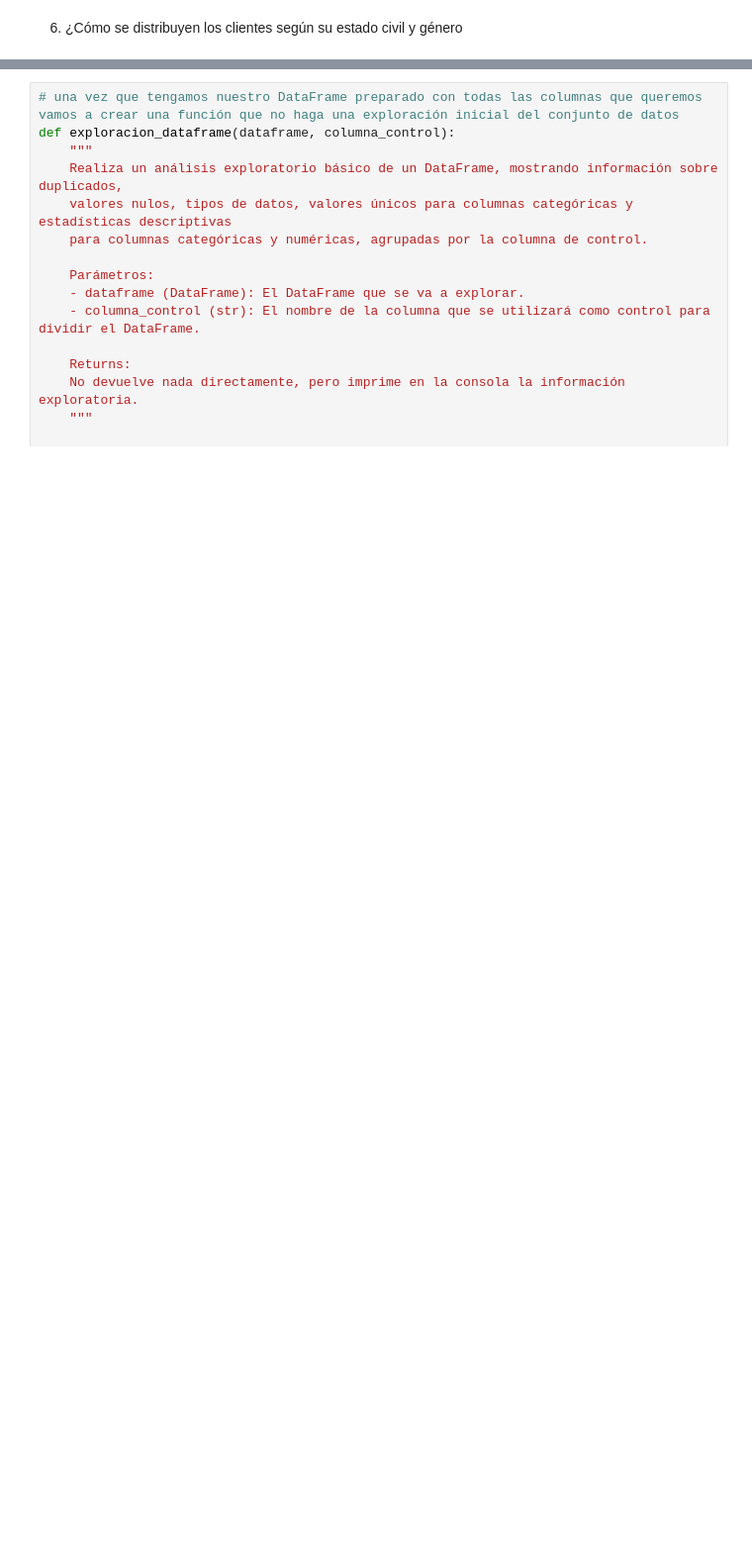
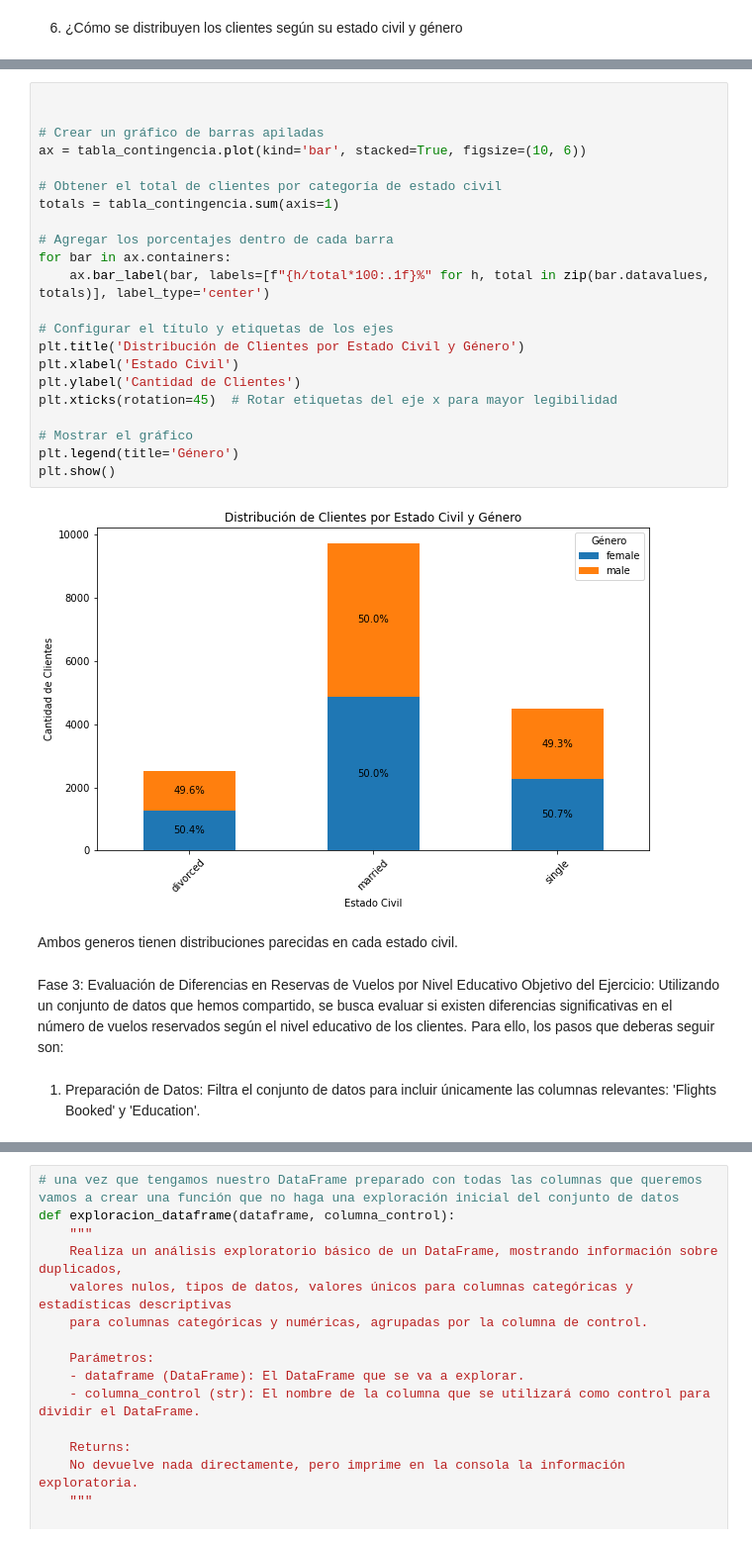
Before and after one commit to Adalab/bda-modulo-3-evaluacion-final-mirnaospinobarrios, a Jupyter notebook: bda-modulo-3.ipynb, the cells around one changed output, grey strips where cells are left out. Shown at 99% size. Cells and saved outputs as stored; diff of their text form; blank space fills up the shorter version.

```diff
--- a/bda-modulo-3.ipynb
+++ b/bda-modulo-3.ipynb
@@ -892,0 +836,33 @@ plt.title('Distribución natalidad');
+# %%
+
+
+# Crear un gráfico de barras apiladas
+ax = tabla_contingencia.plot(kind='bar', stacked=True, figsize=(10, 6))
+
+# Obtener el total de clientes por categoría de estado civil
+totals = tabla_contingencia.sum(axis=1)
+
+# Agregar los porcentajes dentro de cada barra
+for bar in ax.containers:
+    ax.bar_label(bar, labels=[f"{h/total*100:.1f}%" for h, total in zip(bar.datavalues, totals)], label_type='center')
+
+# Configurar el título y etiquetas de los ejes
+plt.title('Distribución de Clientes por Estado Civil y Género')
+plt.xlabel('Estado Civil')
+plt.ylabel('Cantidad de Clientes')
+plt.xticks(rotation=45)  # Rotar etiquetas del eje x para mayor legibilidad
+
+# Mostrar el gráfico
+plt.legend(title='Género')
+plt.show()
+# %% [output]
+[figure, added]
+# %% [markdown]
+Ambos generos tienen distribuciones parecidas en cada estado civil.
+# %% [markdown]
+Fase 3: Evaluación de Diferencias en Reservas de Vuelos por Nivel Educativo
+Objetivo del Ejercicio: Utilizando un conjunto de datos que hemos compartido, se busca evaluar si existen diferencias significativas en el número de vuelos
+reservados según el nivel educativo de los clientes. Para ello, los pasos que deberas seguir son:
+# %% [markdown]
+1. Preparación de Datos:
+Filtra el conjunto de datos para incluir únicamente las columnas relevantes: 'Flights Booked' y 'Education'.
```
Also changed, not shown: parts of 52 cells of this notebook.
